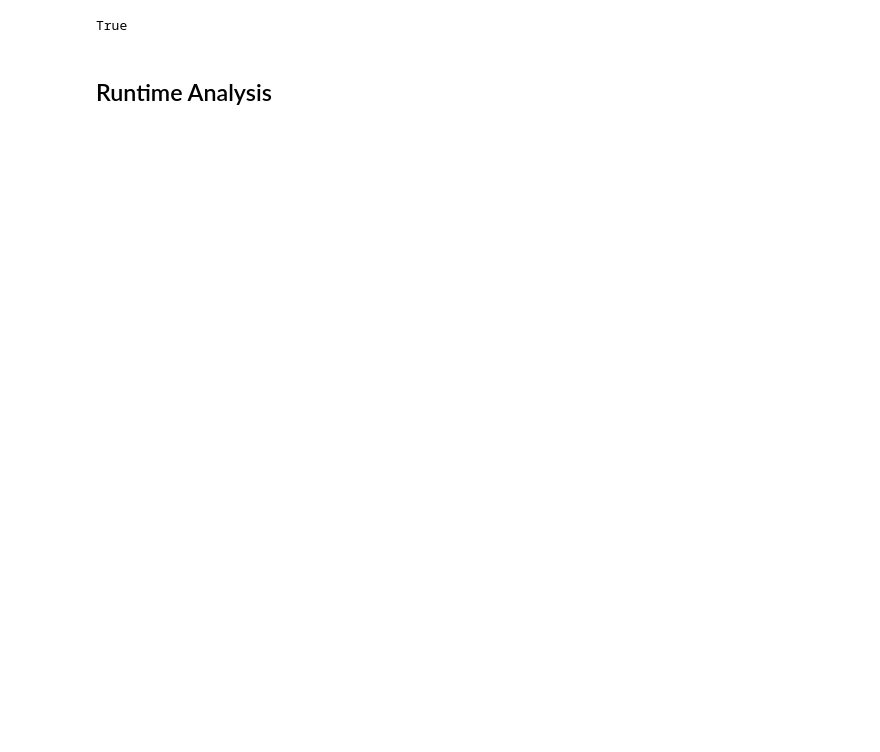
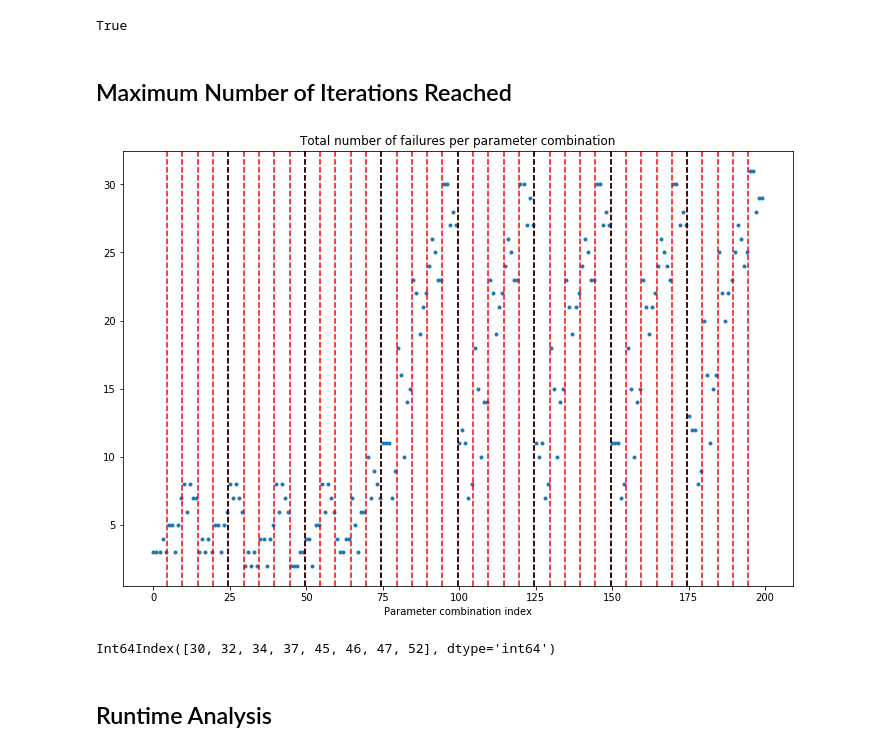
Before and after one commit to oyamad/QuantEcon.py, a Jupyter notebook: quantecon/optimize/okumura/analysis.ipynb, the cells around one changed output. Saved outputs shown, nothing was run; the diff lists cells and outputs as text; code cells hidden in the pictures; blank space fills up the shorter version.

```diff
--- a/quantecon/optimize/okumura/analysis.ipynb
+++ b/quantecon/optimize/okumura/analysis.ipynb
@@ -110,9 +119,9 @@ plt.plot(df_res_success_alt.sum(axis=1), 'o', markersize=3.);
 plt.xlabel('Parameter combination index');
 plt.title('Total number of successes per parameter combination')
 
-for x_val in np.arange(4, 120, 5) + 0.5:
+for x_val in np.arange(4, df_res.shape[0] - 5, 5) + 0.5:
     plt.axvline(x_val, ls='--', color='red')
 
-for x_val in np.arange(24, 100, 25) + 0.5:
+for x_val in np.arange(24, df_res.shape[0] - 25, 25) + 0.5:
     plt.axvline(x_val, ls='--', color='black')
 # %% [output]
@@ -128,6 +137,32 @@ Int64Index([3, 7, 28, 32, 51, 53, 57, 76, 78, 82], dtype='int64')
 np.all([val in argmax_set_alt for val in argmax_set])
 # %% [output]
 True
+# %% [markdown]
+## Maximum Number of Iterations Reached
+# %%
+max_itr = 10_000
+
+df_max_itr_reached = df_res_tuple.applymap(lambda x: x.num_iter == max_itr)
+df_failure_not_max_itr = (1 - df_res_success).astype(bool) & (1 - df_max_itr_reached)
+# %%
+plt.figure(figsize=(12, 8))
+plt.plot(df_failure_not_max_itr.sum(axis=1), 'o', markersize=3.);
+plt.xlabel('Parameter combination index');
+plt.title('Total number of failures per parameter combination')
+
+for x_val in np.arange(4, df_res.shape[0] - 5, 5) + 0.5:
+    plt.axvline(x_val, ls='--', color='red')
+
+for x_val in np.arange(24, df_res.shape[0] - 25, 25) + 0.5:
+    plt.axvline(x_val, ls='--', color='black')
+# %% [output]
+[figure, added]
+# %%
+# Set of minimizers
+argmin_set = df_failure_not_max_itr[df_failure_not_max_itr.sum(axis=1) == df_failure_not_max_itr.sum(axis=1).min()].index
+argmin_set
+# %% [output]
+Int64Index([30, 32, 34, 37, 45, 46, 47, 52], dtype='int64')
 # %% [markdown]
 ## Runtime Analysis
 # %%
```
Also changed, not shown: parts of 16 cells of this notebook, 1 other file.
